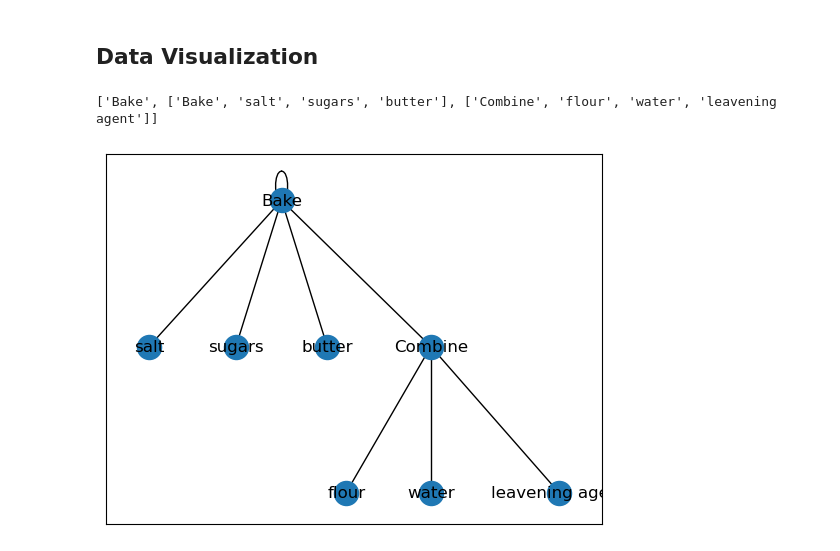
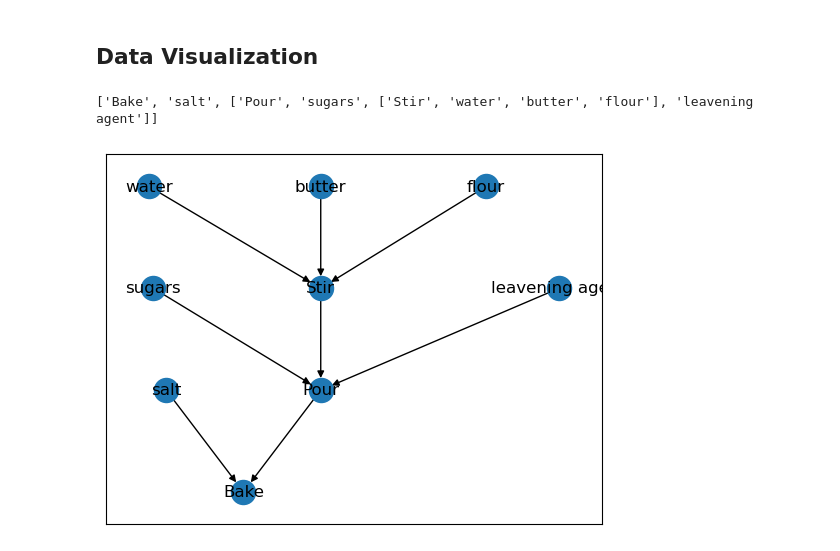
Before and after one commit to arjoooooon/RecipeGeneration, a Jupyter notebook: Model.ipynb, the cells around one changed output. Cells and saved outputs as stored; diff of their text form; code cells hidden in the pictures.

```diff
--- a/Model.ipynb
+++ b/Model.ipynb
@@ -308,7 +307,7 @@ with open('./data/recipes_with_nutritional_info.json') as f:
 # %%
 # Average number of hyperedges
 dataset_hyperedge_list = []
-for entry in dataset:
+for entry in random.sample(dataset, k=100):
     dataset_hyperedge_list.append(len(entry['instructions']))
 dataset_mean = np.mean(dataset_hyperedge_list)
 # %%
@@ -388,37 +684,43 @@ generatedUseTimes
 # %%
 import networkx as nx
 from networkx.drawing.nx_pydot import graphviz_layout
 from networkx.drawing.nx_agraph import to_agraph
 
 action_list = ['Stir', 'Mix', 'Bake', 'Combine', 'Pour', 'Cook', 'Heat']
 ingredient_list = ['water', 'flour', 'sugars', 'salt', 'leavening agent', 'butter']
 
 h = Hypergraph(ingredient_list, action_list)
 h.complete()
 
 tree = h.available_vertices[0]
-G = nx.Graph()
+G = nx.DiGraph()
 
 print(tree)
-def process_graph(tree, G):
+colors = ['red', 'blue', 'purple', 'orange', 'yellow', 'green']
+idx = 0
+
+def process_graph(tree, G, idx):
     G.add_node(tree[0])
+
     for elem in tree[1:]:
         if type(elem) == list:
-            node = process_graph(elem, G)
-            G.add_edge(tree[0], node)
+            node = process_graph(elem, G, idx+1)
+            G.add_edge(node, tree[0], color=colors[idx])
         else:
             G.add_node(elem)
-            G.add_edge(tree[0], elem)
+            G.add_edge(elem, tree[0], color=colors[idx])
 
     return tree[0]
 
-process_graph(tree, G)
+
+# tree = ['Bake', 'salt', 'sugars', 'butter', ['Combine', 'flour', 'water', 'leavening agent']]
+process_graph(tree, G, 0)
 
 layout = graphviz_layout(G, prog="dot")
 nx.draw_networkx(G, layout)
 # %% [output]
-['Bake', ['Bake', 'salt', 'sugars', 'butter'], ['Combine', 'flour', 'water', 'leavening agent']]
+['Bake', 'salt', ['Pour', 'sugars', ['Stir', 'water', 'butter', 'flour'], 'leavening agent']]
-[figure, old version]
+[figure, new version]
 # %%
 pretty = to_agraph(G)
 pretty.layout('dot')
```
Also changed, not shown: parts of 15 cells of this notebook, 4 other files.
